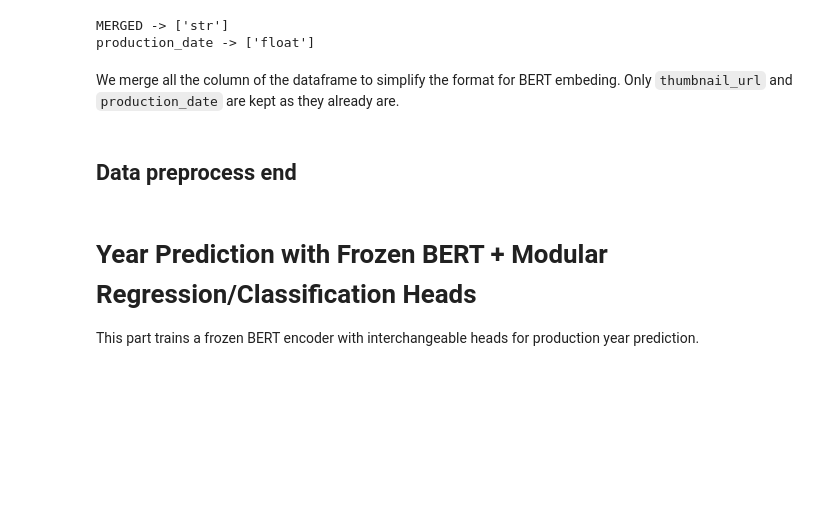
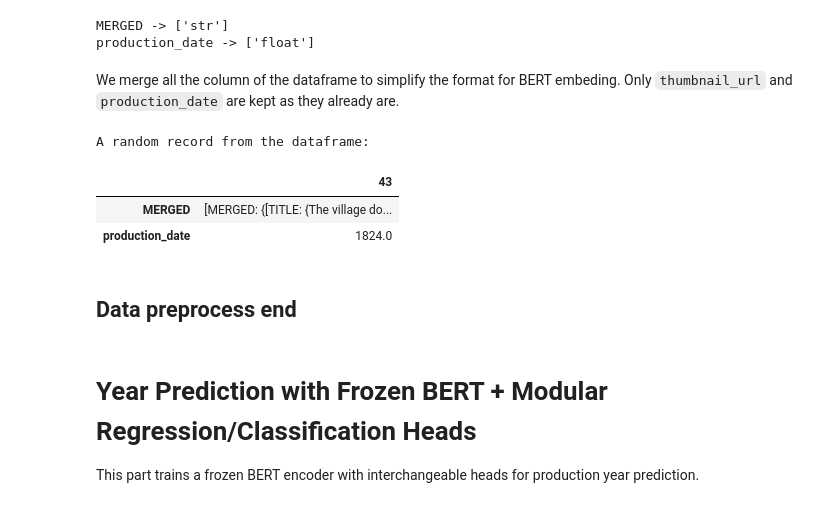
Before and after one commit to loulou413/WellcomeML, a Jupyter notebook: welcomecass.ipynb, the cells around one changed output. Drawn from its saved outputs; the diff is of its cells as text; code cells hidden in the pictures; blank space fills up the shorter version.

```diff
--- a/welcomecass.ipynb
+++ b/welcomecass.ipynb
@@ -669,6 +654,42 @@ MERGED -> ['str']
 production_date -> ['float']
 # %% [markdown]
 We merge all the column of the dataframe to simplify the format for BERT embeding. Only `thumbnail_url` and `production_date` are kept as they already are.
+# %%
+# We keep production_date in a separate column and the thumbnail URL too
+columns_to_merge = [c for c in train.columns
+                    if c not in ["production_date", "thumbnail_url"]]
+
+df_for_merge = train[columns_to_merge].copy()
+
+def format_row(row):
+    parts = []
+    for col in row.index:
+        col_upper = col.upper()
+        value = row[col]
+
+        if pd.isna(value):
+            value = ""
+
+        parts.append(f"[{col_upper}: {{{value}}}]")
+
+    return " ".join(parts)
+
+# Create MERGED in a separate dataframe
+merged_train = pd.DataFrame()
+merged_train["MERGED"] = df_for_merge.apply(format_row, axis=1)
+
+# Add the two separated columns (from train)
+merged_train["production_date"] = pd.to_numeric(
+    train["production_date"], errors="coerce"
+)
+
+merged_train = merged_train.reset_index(drop = True)
+print_one_random_record(merged_train)
+# %% [output]
+A random record from the dataframe:
+|  | 43 |
+| MERGED | [MERGED: {[TITLE: {The village do... |
+| production_date | 1824.0 |
 # %% [markdown]
 ## Data preprocess end
 # %% [markdown]
```
Also changed, not shown: parts of 20 cells of this notebook.
